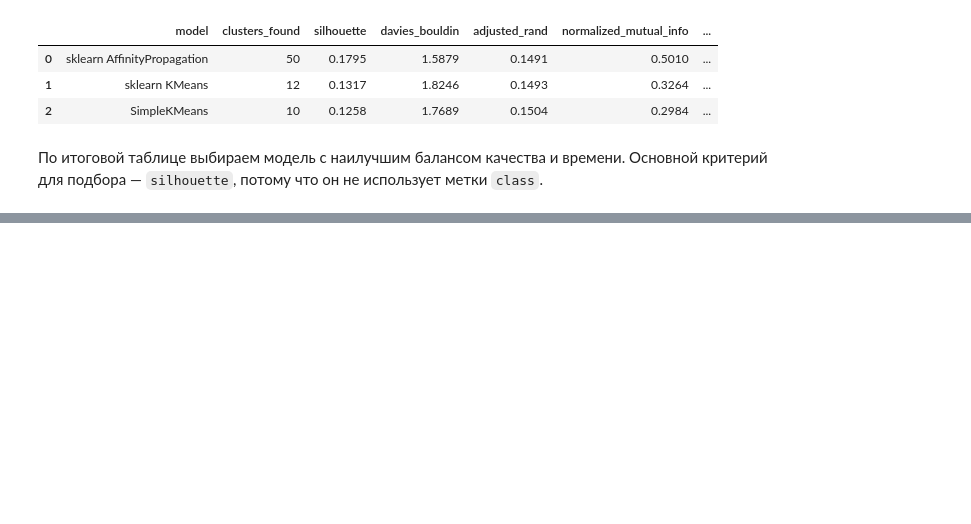
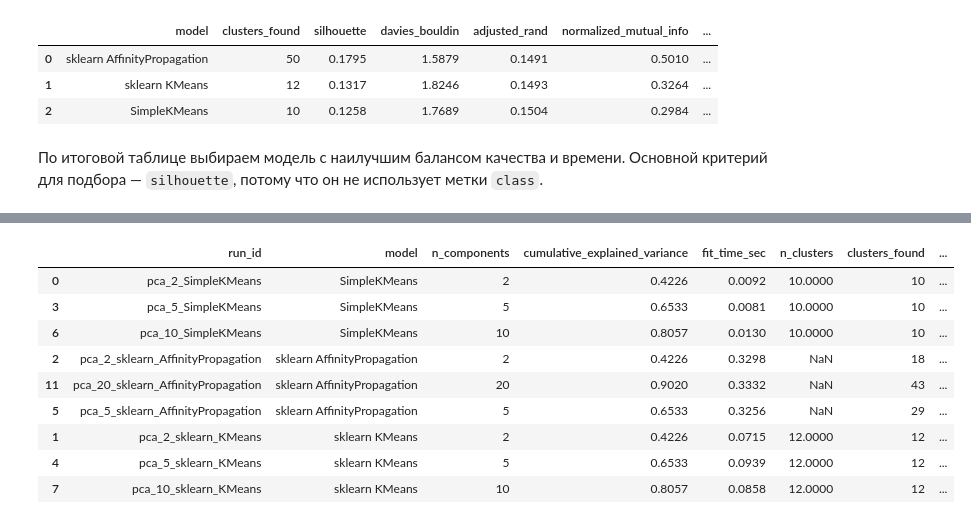
Before and after one commit to homka122/HomkaML, a Jupyter notebook: 1HW/hw1_mice_protein_clustering.ipynb, the cells around one changed output, grey strips where cells are left out. Cells and saved outputs as stored; diff of their text form; code cells hidden in the pictures; blank space fills up the shorter version.

```diff
--- a/1HW/hw1_mice_protein_clustering.ipynb
+++ b/1HW/hw1_mice_protein_clustering.ipynb
@@ -839,0 +878,85 @@ quality_rank
+# %%
+best_params_by_model = best_runs.set_index("model").to_dict("index")
+pca_rows = []
+pca_artifacts = {}
+
+for n_components in pca_component_grid:
+    X_pca = X_pca_full[:, :n_components]
+    pca_similarity = -pairwise_distances(X_pca, metric="sqeuclidean")
+    pca_off_diagonal = pca_similarity[np.triu_indices_from(pca_similarity, k=1)]
+
+    for model_name in ["SimpleKMeans", "sklearn KMeans", "sklearn AffinityPropagation"]:
+        params = best_params_by_model[model_name]
+
+        if model_name == "SimpleKMeans":
+            model = SimpleKMeans(
+                n_clusters=int(params["n_clusters"]),
+                max_iter=100,
+                tol=1e-4,
+                random_state=42,
+            )
+            pca_params = {"n_clusters": int(params["n_clusters"])}
+        elif model_name == "sklearn KMeans":
+            model = KMeans(
+                n_clusters=int(params["n_clusters"]),
+                n_init=int(params["n_init"]),
+                random_state=42,
+            )
+            pca_params = {
+                "n_clusters": int(params["n_clusters"]),
+                "n_init": int(params["n_init"]),
+            }
+        else:
+            preference_quantile = float(params["preference_quantile"])
+            preference = float(np.quantile(pca_off_diagonal, preference_quantile))
+            model = AffinityPropagation(
+                damping=float(params["damping"]),
+                preference=preference,
+                max_iter=120,
+                convergence_iter=10,
+                random_state=42,
+            )
+            pca_params = {
+                "damping": float(params["damping"]),
+                "preference_quantile": preference_quantile,
+                "preference": preference,
+            }
+
+        start_time = perf_counter()
+        with warnings.catch_warnings():
+            warnings.filterwarnings("ignore", category=ConvergenceWarning)
+            labels = model.fit_predict(X_pca)
+        fit_time_sec = perf_counter() - start_time
+
+        run_id = f"pca_{n_components}_{model_name.replace(' ', '_')}"
+        pca_rows.append(
+            {
+                "run_id": run_id,
+                "model": model_name,
+                "n_components": n_components,
+                "cumulative_explained_variance": pca_variance.loc[
+                    n_components - 1, "cumulative_explained_variance"
+                ],
+                "fit_time_sec": fit_time_sec,
+                **pca_params,
+                **evaluate_clustering(X_pca, labels, true_class_labels),
+            }
+        )
+        pca_artifacts[run_id] = {"model": model, "labels": labels}
+
+pca_clustering_results = pd.DataFrame(pca_rows)
+pca_clustering_results.sort_values(
+    ["model", "silhouette", "calinski_harabasz"],
+    ascending=[True, False, False],
+).groupby("model", as_index=False).head(3)
+# %% [output]
+|  | run_id | model | n_components | cumulative_explained_variance | fit_time_sec | n_clusters | clusters_found | ... |
+| 0 | pca_2_SimpleKMeans | SimpleKMeans | 2 | 0.4226 | 0.0092 | 10.0000 | 10 | ... |
+| 3 | pca_5_SimpleKMeans | SimpleKMeans | 5 | 0.6533 | 0.0081 | 10.0000 | 10 | ... |
+| 6 | pca_10_SimpleKMeans | SimpleKMeans | 10 | 0.8057 | 0.0130 | 10.0000 | 10 | ... |
+| 2 | pca_2_sklearn_AffinityPropagation | sklearn AffinityPropagation | 2 | 0.4226 | 0.3298 | NaN | 18 | ... |
+| 11 | pca_20_sklearn_AffinityPropagation | sklearn AffinityPropagation | 20 | 0.9020 | 0.3332 | NaN | 43 | ... |
+| 5 | pca_5_sklearn_AffinityPropagation | sklearn AffinityPropagation | 5 | 0.6533 | 0.3256 | NaN | 29 | ... |
+| 1 | pca_2_sklearn_KMeans | sklearn KMeans | 2 | 0.4226 | 0.0715 | 12.0000 | 12 | ... |
+| 4 | pca_5_sklearn_KMeans | sklearn KMeans | 5 | 0.6533 | 0.0939 | 12.0000 | 12 | ... |
+| 7 | pca_10_sklearn_KMeans | sklearn KMeans | 10 | 0.8057 | 0.0858 | 12.0000 | 12 | ... |
```
Also changed, not shown: parts of 10 cells of this notebook, 1 other file.
